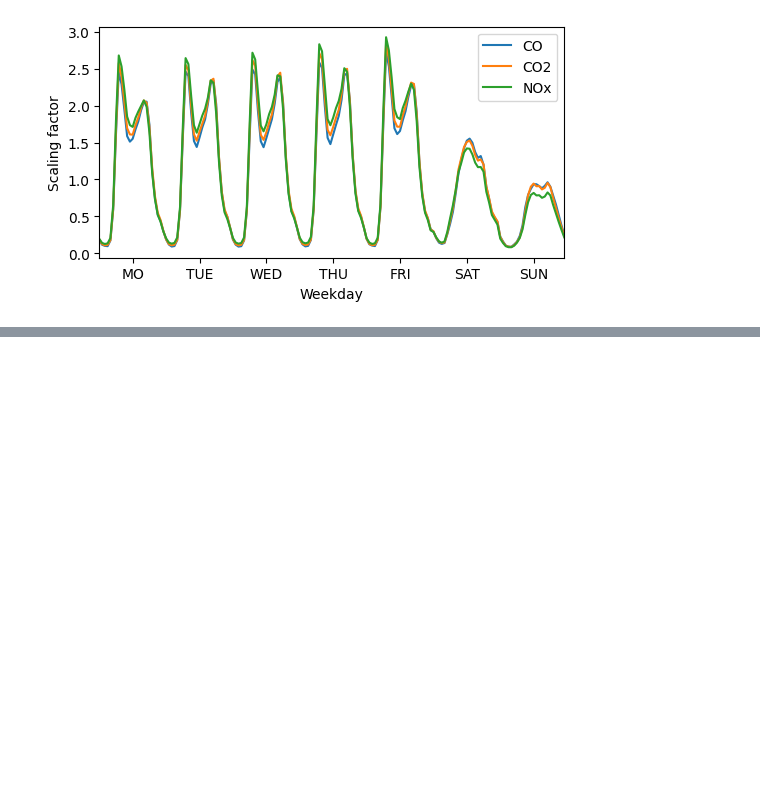
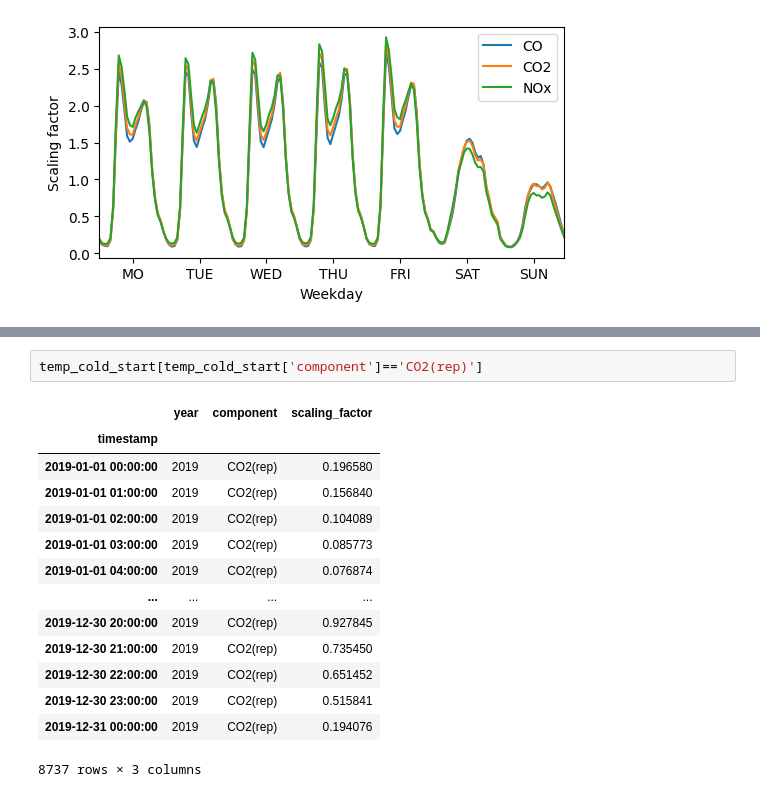
Before and after one commit to tum-esm/drive-inventory, a Jupyter notebook: notebooks/plotting and diagnostics/plot_inventory_timeprofiles.ipynb, the cells around one changed output, grey strips where cells are left out. Saved outputs shown, nothing was run; the diff lists cells and outputs as text; blank space fills up the shorter version.

```diff
--- a/notebooks/plotting and diagnostics/plot_inventory_timeprofiles.ipynb
+++ b/notebooks/plotting and diagnostics/plot_inventory_timeprofiles.ipynb
@@ -128 +130,18 @@ TypeError: Only valid with DatetimeIndex, TimedeltaIndex or PeriodIndex, but got
 [figure]
+# %%
+temp_cold_start[temp_cold_start['component']=='CO2(rep)']
+# %% [output]
+|  | year | component | scaling_factor |
+| timestamp |  |  |  |
+| 2019-01-01 00:00:00 | 2019 | CO2(rep) | 0.196580 |
+| 2019-01-01 01:00:00 | 2019 | CO2(rep) | 0.156840 |
+| 2019-01-01 02:00:00 | 2019 | CO2(rep) | 0.104089 |
+| 2019-01-01 03:00:00 | 2019 | CO2(rep) | 0.085773 |
+| 2019-01-01 04:00:00 | 2019 | CO2(rep) | 0.076874 |
+| ... | ... | ... | ... |
+| 2019-12-30 20:00:00 | 2019 | CO2(rep) | 0.927845 |
+| 2019-12-30 21:00:00 | 2019 | CO2(rep) | 0.735450 |
+| 2019-12-30 22:00:00 | 2019 | CO2(rep) | 0.651452 |
+| 2019-12-30 23:00:00 | 2019 | CO2(rep) | 0.515841 |
+| 2019-12-31 00:00:00 | 2019 | CO2(rep) | 0.194076 |
+8737 rows × 3 columns
```
Also changed, not shown: parts of 9 cells of this notebook, 6 other files.
